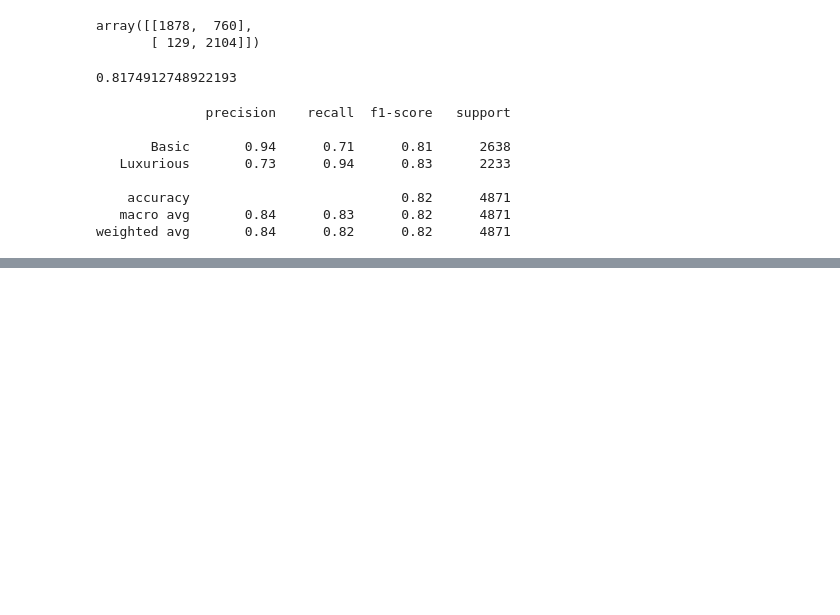
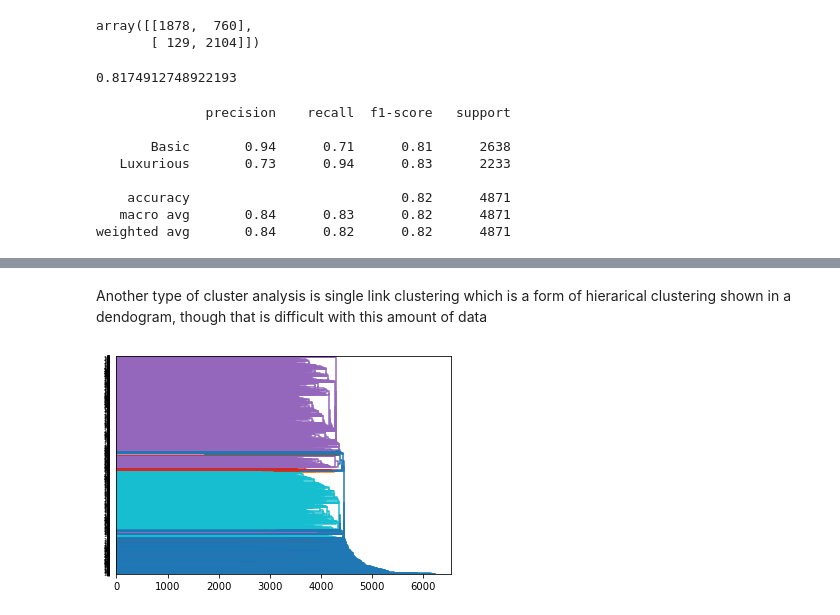
Before and after one commit to vardanyann/DataMining, a Jupyter notebook: Data Mining Final project.ipynb, the cells around one changed output, grey strips where cells are left out. Saved outputs shown, nothing was run; the diff lists cells and outputs as text; code cells hidden in the pictures; blank space fills up the shorter version.

```diff
--- a/Data Mining Final project.ipynb
+++ b/Data Mining Final project.ipynb
@@ -343,0 +396,14 @@ weighted avg       0.84      0.82      0.82      4871
+# %% [markdown]
+Another type of cluster analysis is single link clustering which is a form of hierarical clustering shown in a dendogram, though that is difficult with this amount of data
+# %%
+from scipy.cluster import hierarchy
+import matplotlib.pyplot as plt
+%matplotlib inline
+
+names = balanced_result['cityPartRange']
+#Y = balanced_result['cityPartRange']
+X = balanced_result.drop(['cityPartRange'],axis=1)
+Z = hierarchy.linkage(X.to_numpy(), 'single')
+dn = hierarchy.dendrogram(Z,labels=names.tolist(),orientation='right')
+# %% [output]
+[figure, added]
```
Also changed, not shown: parts of 15 cells of this notebook.
